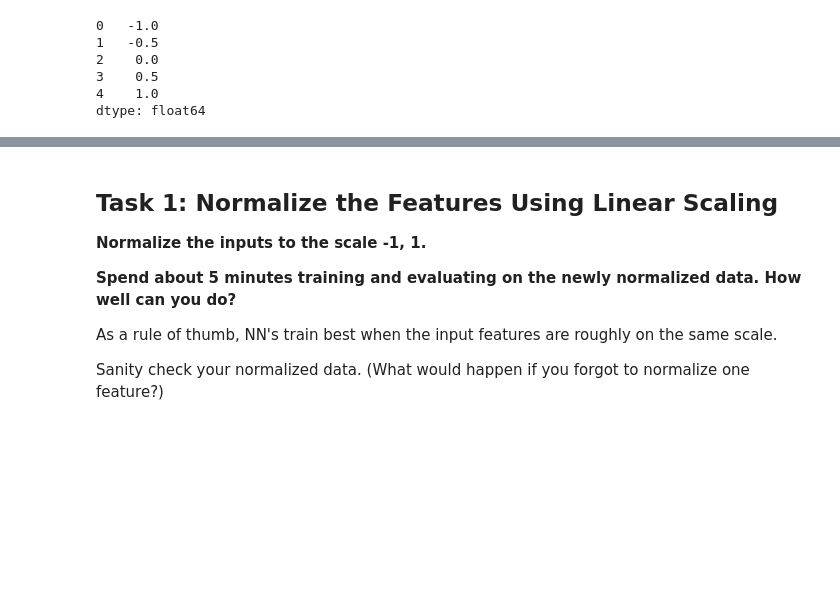
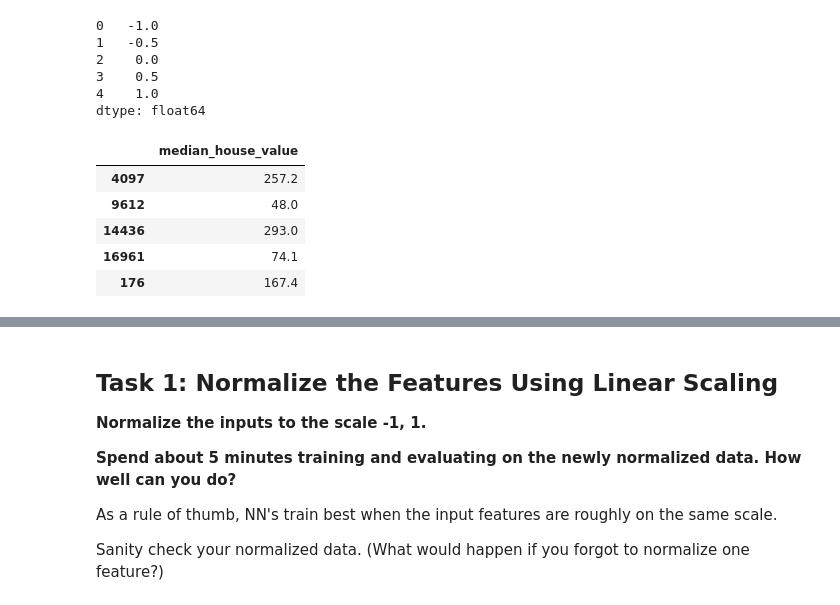
Before and after one commit to tenvol/tsf00, a Jupyter notebook: improving_neural_net_performance.ipynb, the cells around one changed output, grey strips where cells are left out. Saved outputs shown, nothing was run; the diff lists cells and outputs as text; code cells hidden in the pictures; blank space fills up the shorter version.

```diff
--- a/improving_neural_net_performance.ipynb
+++ b/improving_neural_net_performance.ipynb
@@ -379,3 +379,12 @@ linear_scale(pd.Series([1,3,5,7,9]))
 3    0.5
 4    1.0
 dtype: float64
+# %%
+validation_targets.tail()
+# %% [output]
+|  | median_house_value |
+| 4097 | 257.2 |
+| 9612 | 48.0 |
+| 14436 | 293.0 |
+| 16961 | 74.1 |
+| 176 | 167.4 |
```
Also changed, not shown: parts of 10 cells of this notebook.
